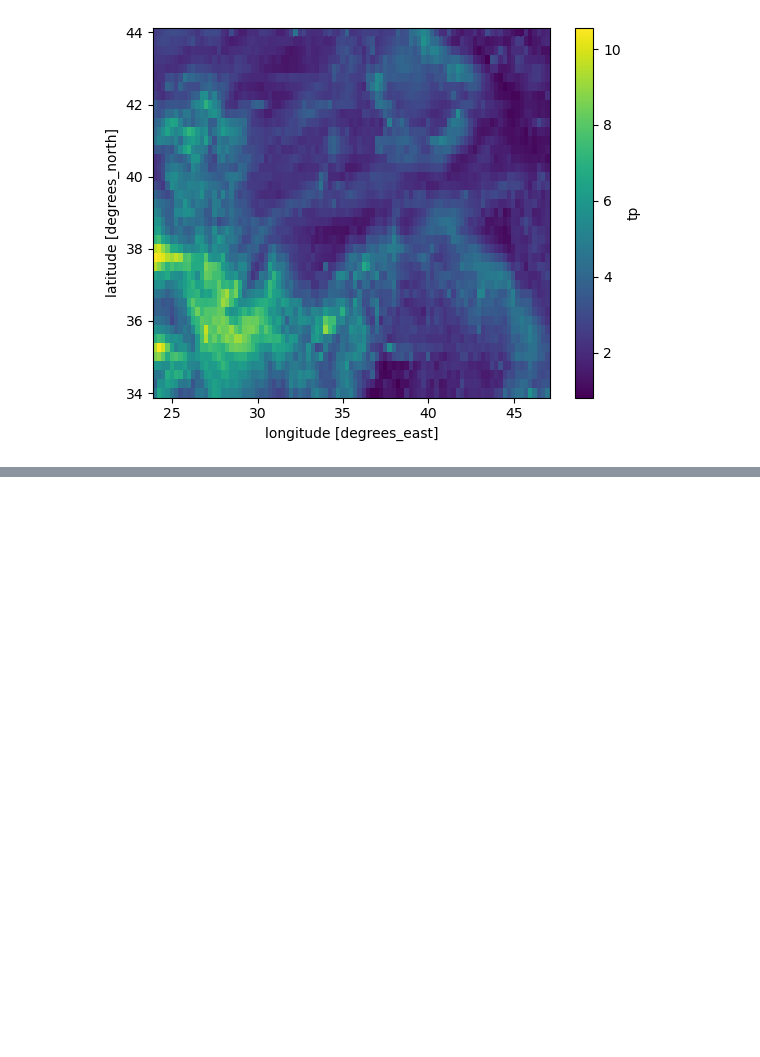
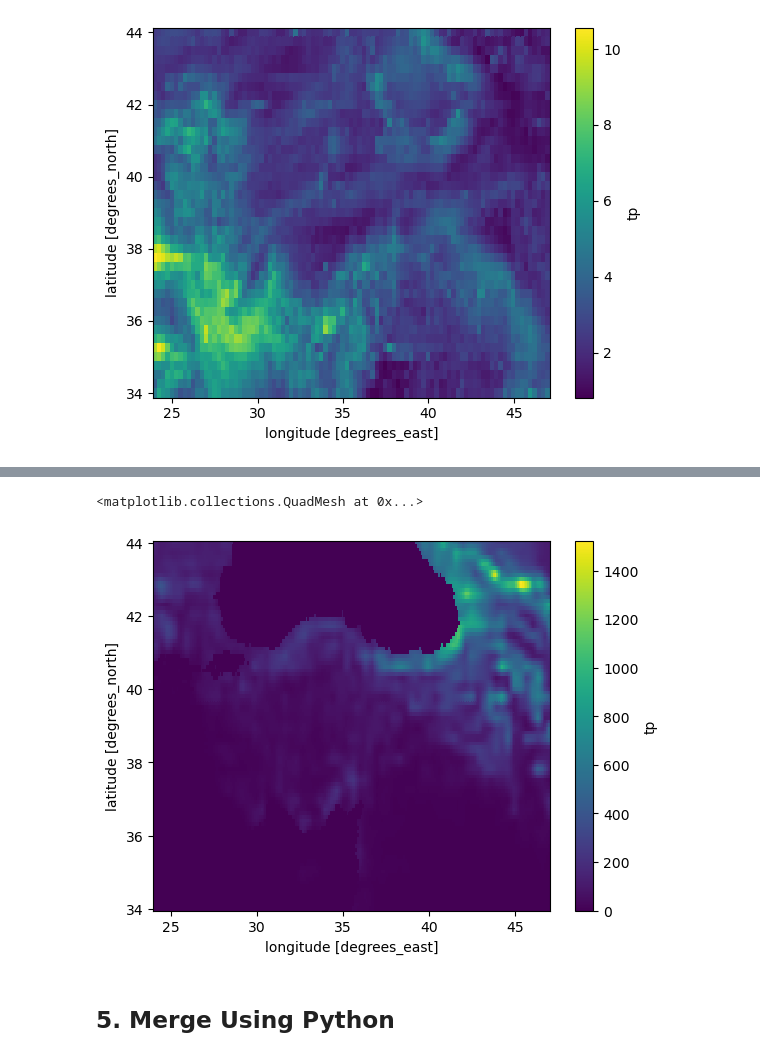
Before and after one commit to donmezkutay/msc-thesis-codes, a Jupyter notebook: era5land_adjust_data.ipynb, the cells around one changed output, grey strips where cells are left out. Cells and saved outputs as stored; diff of their text form; code cells hidden in the pictures; blank space fills up the shorter version.

```diff
--- a/era5land_adjust_data.ipynb
+++ b/era5land_adjust_data.ipynb
@@ -282,0 +358,7 @@ era5 = xr.open_dataset(fr'/mnt/d/JupyterLab/Yuksek_Lisans/msc_thesis_data/era5/e
+# %%
+(kk['tp'].sum(dim='time')*1e3).plot()
+# %% [output]
+<matplotlib.collections.QuadMesh at 0x...>
+[figure, added]
+# %% [markdown]
+## 5. Merge Using Python
```
Also changed, not shown: parts of 19 cells of this notebook, 1 other file.
